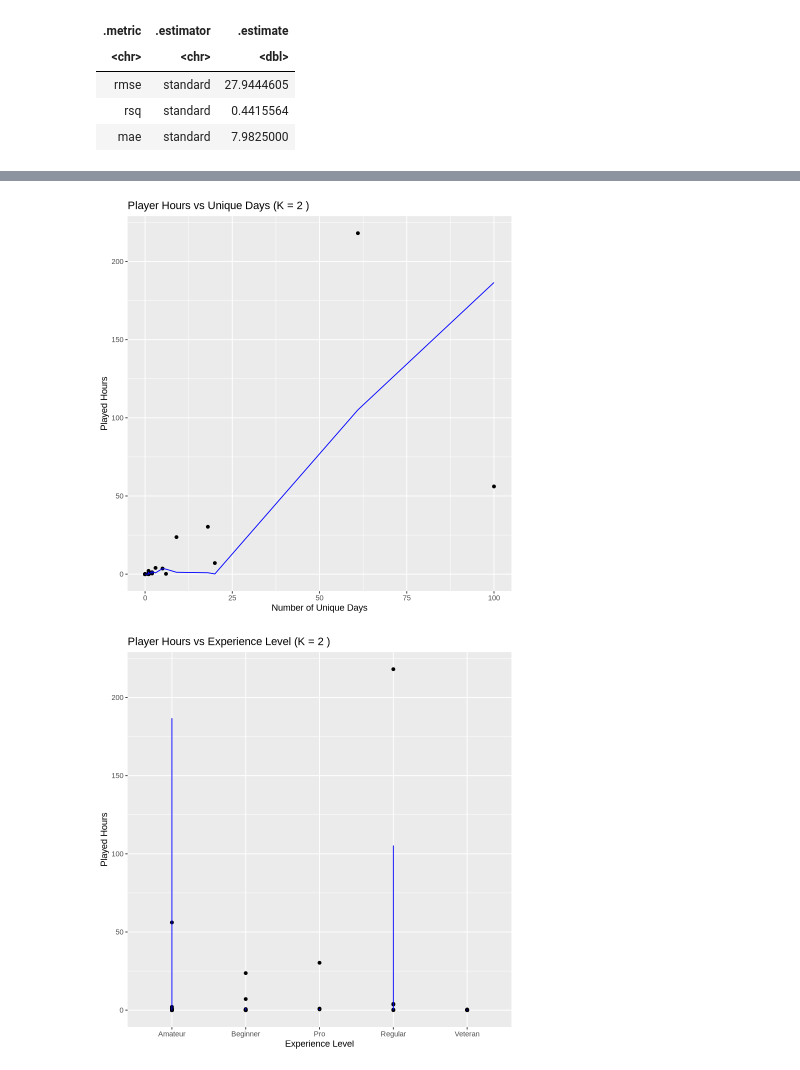
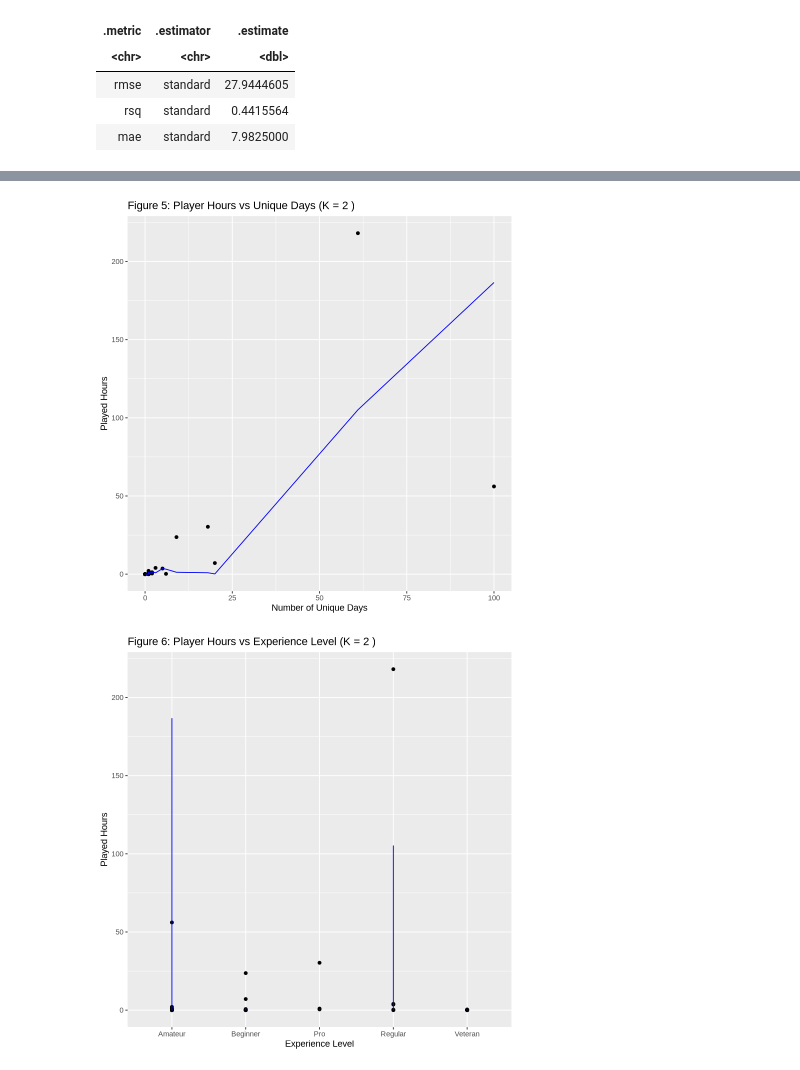
Before and after one commit to izzhou/dsci-100-project-team10, a Jupyter notebook: DSCI100_Project_Team_10.ipynb, the cells around one changed output, grey strips where cells are left out. Drawn from its saved outputs; the diff is of its cells as text; code cells hidden in the pictures.

```diff
--- a/DSCI100_Project_Team_10.ipynb
+++ b/DSCI100_Project_Team_10.ipynb
@@ -355,15 +355,15 @@ player_session_plot
 # %%
 unique_days_plot <- ggplot(player_preds, aes(x = unique_days)) +
   geom_point(aes(y = played_hours)) +
   geom_line(aes(y = .pred), color = "blue") +
   labs(
     x = "Number of Unique Days",
     y = "Played Hours",
-    title = paste("Player Hours vs Unique Days (K =", player_k, ")")
+    title = paste("Figure 5: Player Hours vs Unique Days (K =", player_k, ")")
   )
 unique_days_plot
 # %% [output]
-[figure, old version]
+[figure, new version]
 # %%
 experience_plot <- ggplot(player_preds, aes(x = experience)) +
   geom_point(aes(y = played_hours)) +
@@ -371,11 +371,11 @@ experience_plot <- ggplot(player_preds, aes(x = experience)) +
   labs(
     x = "Experience Level",
     y = "Played Hours",
-    title = paste("Player Hours vs Experience Level (K =", player_k, ")")
+    title = paste("Figure 6: Player Hours vs Experience Level (K =", player_k, ")")
   )
 experience_plot
 # %% [output]
-[figure, old version]
+[figure, new version]
 # %%
 experience_eval <- ggplot(player_preds, aes(x = experience)) +
   geom_boxplot(aes(y = played_hours)) +
```
Also changed, not shown: parts of 8 cells of this notebook.
